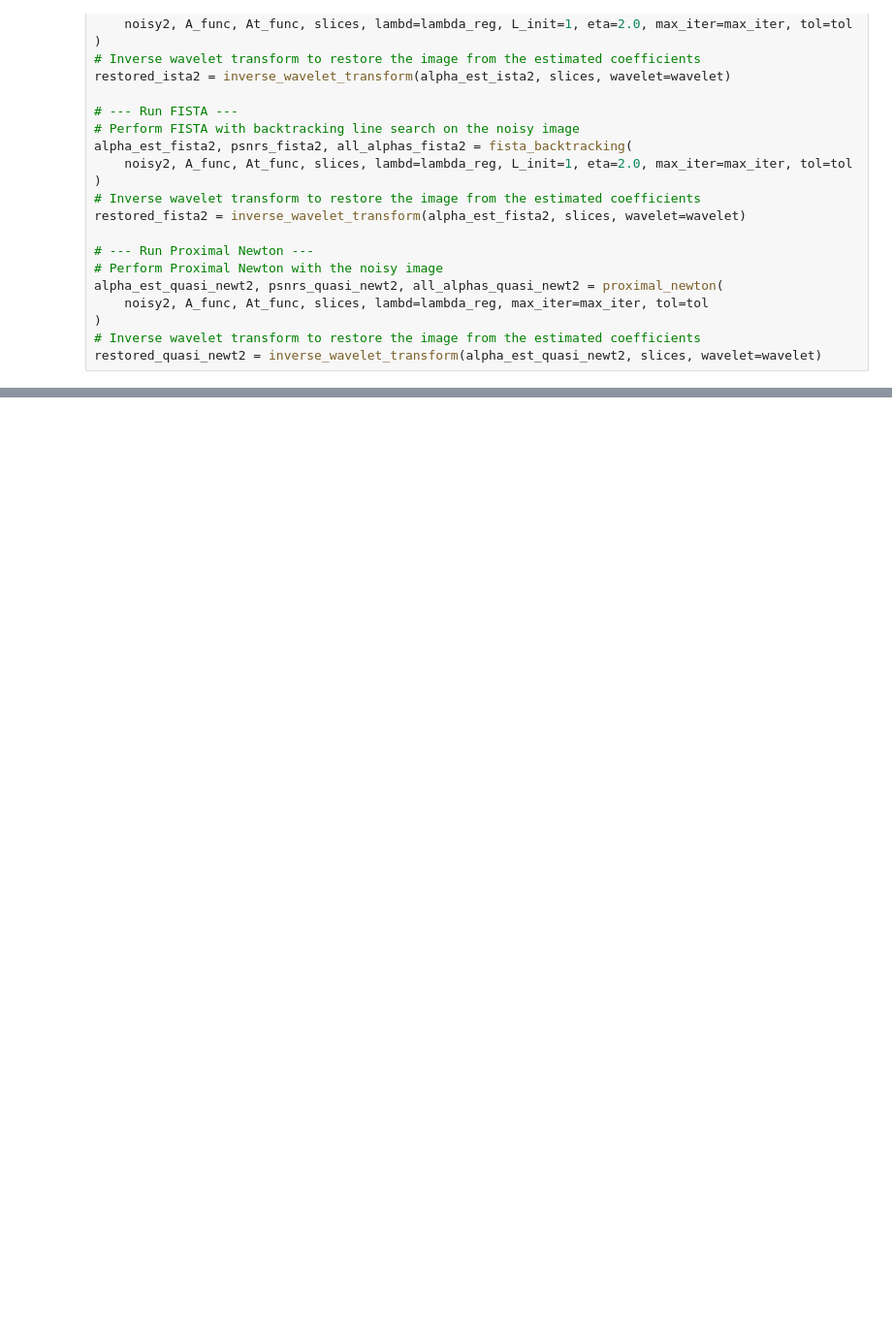
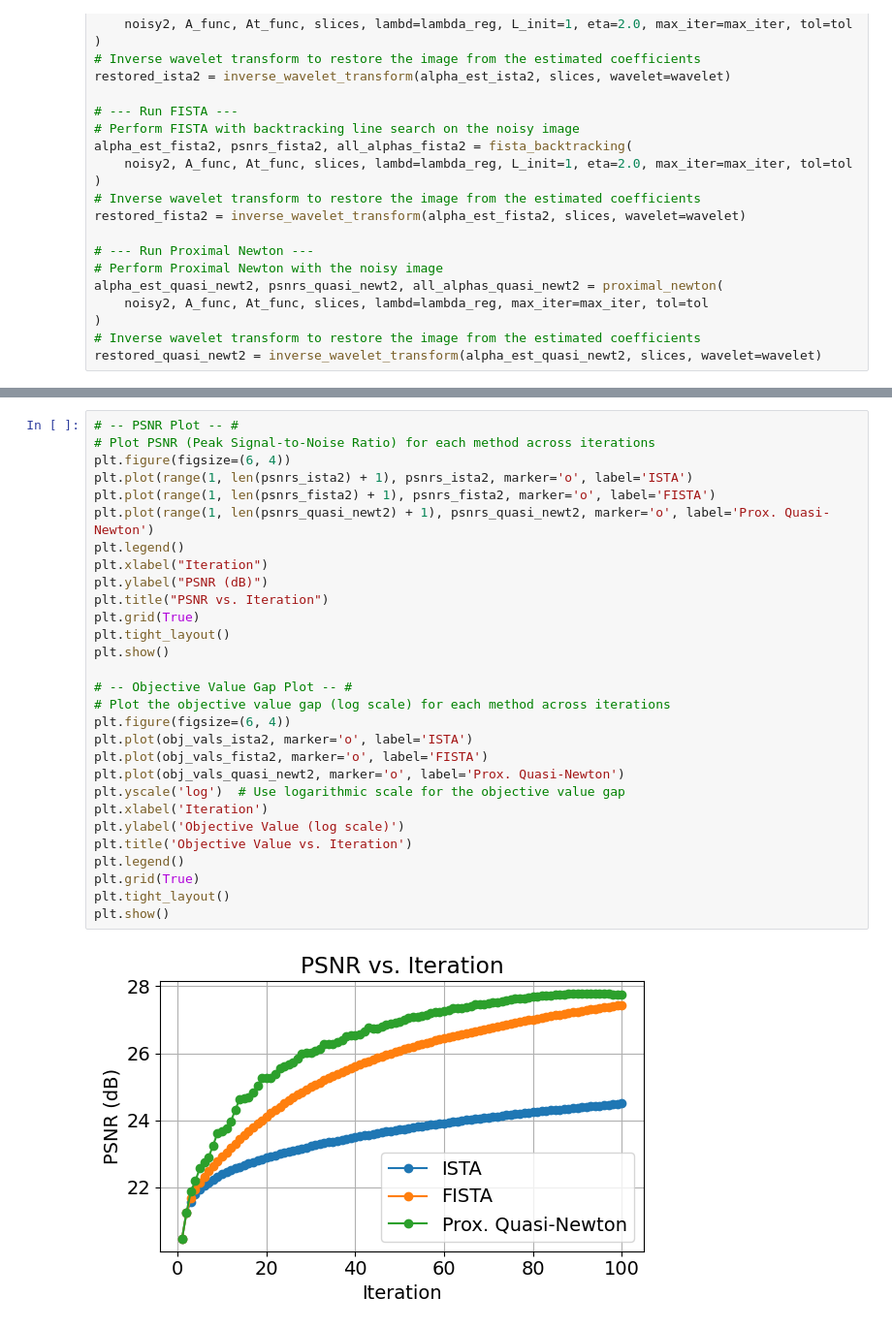
Before and after one commit to geoandrs/Convex-Optimization, a Jupyter notebook: Final_Convex_Project.ipynb, the cells around one changed output, grey strips where cells are left out. Shown at 97% size. Saved outputs shown, nothing was run; the diff lists cells and outputs as text; blank space fills up the shorter version.

```diff
--- a/Final_Convex_Project.ipynb
+++ b/Final_Convex_Project.ipynb
@@ -563,0 +537,31 @@ plt.show()
+# %%
+# -- PSNR Plot -- #
+# Plot PSNR (Peak Signal-to-Noise Ratio) for each method across iterations
+plt.figure(figsize=(6, 4))
+plt.plot(range(1, len(psnrs_ista2) + 1), psnrs_ista2, marker='o', label='ISTA')
+plt.plot(range(1, len(psnrs_fista2) + 1), psnrs_fista2, marker='o', label='FISTA')
+plt.plot(range(1, len(psnrs_quasi_newt2) + 1), psnrs_quasi_newt2, marker='o', label='Prox. Quasi-Newton')
+plt.legend()
+plt.xlabel("Iteration")
+plt.ylabel("PSNR (dB)")
+plt.title("PSNR vs. Iteration")
+plt.grid(True)
+plt.tight_layout()
+plt.show()
+
+# -- Objective Value Gap Plot -- #
+# Plot the objective value gap (log scale) for each method across iterations
+plt.figure(figsize=(6, 4))
+plt.plot(obj_vals_ista2, marker='o', label='ISTA')
+plt.plot(obj_vals_fista2, marker='o', label='FISTA')
+plt.plot(obj_vals_quasi_newt2, marker='o', label='Prox. Quasi-Newton')
+plt.yscale('log')  # Use logarithmic scale for the objective value gap
+plt.xlabel('Iteration')
+plt.ylabel('Objective Value (log scale)')
+plt.title('Objective Value vs. Iteration')
+plt.legend()
+plt.grid(True)
+plt.tight_layout()
+plt.show()
+# %% [output]
+[figure, added]
```
Also changed, not shown: parts of 5 cells of this notebook.
